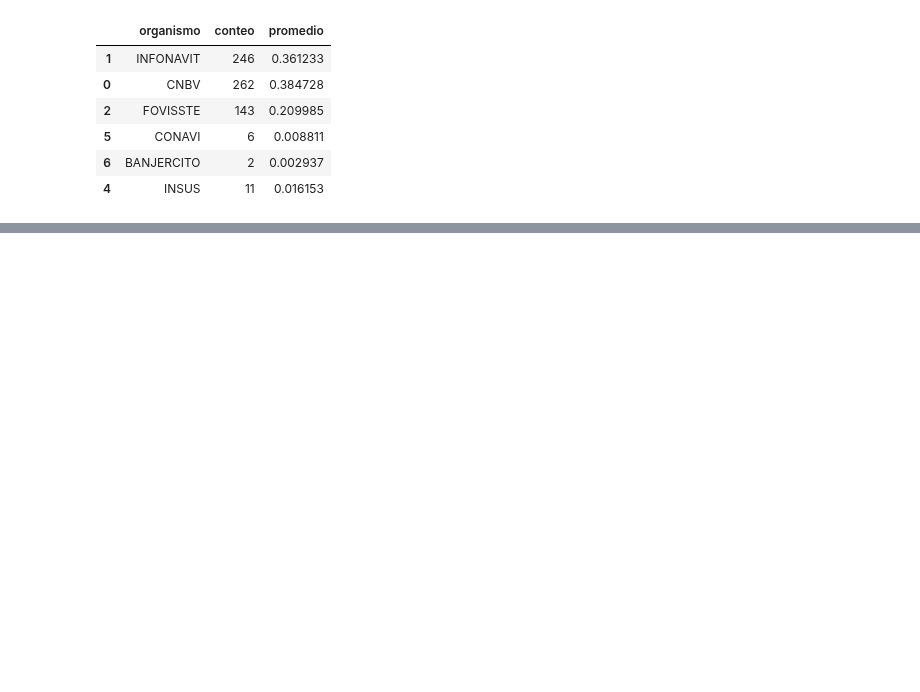
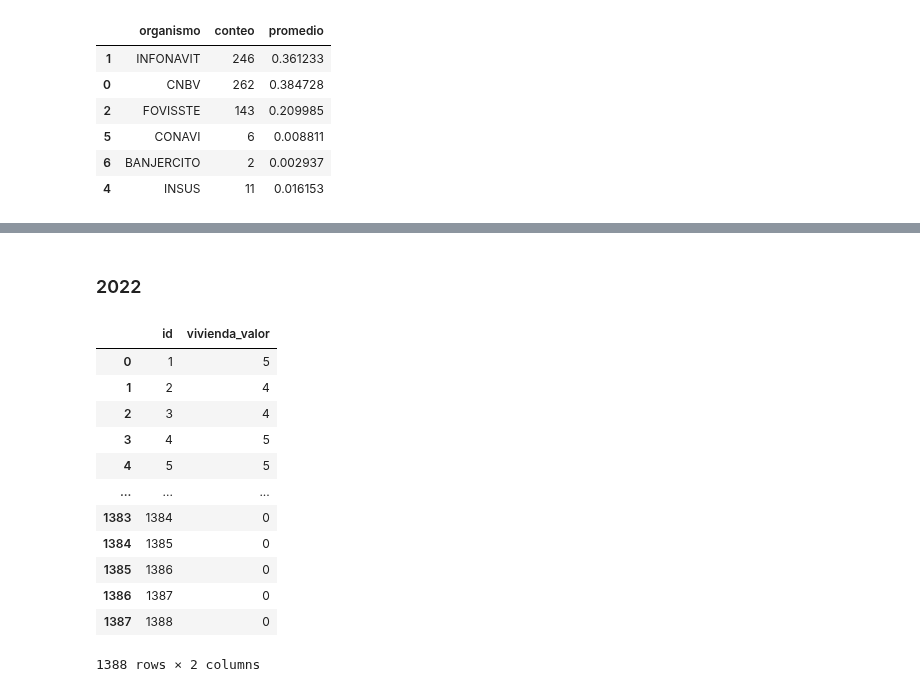
Before and after one commit to MiguelDWT4toCreativo/Datalpine, a Jupyter notebook: resources/jupyter/creditos_distribucion.ipynb, the cells around one changed output, grey strips where cells are left out. Cells and saved outputs as stored; diff of their text form; code cells hidden in the pictures; blank space fills up the shorter version.

Commit message:
Estudio: 4.8 Distribución % de créditos por vivienda valor

```diff
--- a/resources/jupyter/creditos_distribucion.ipynb
+++ b/resources/jupyter/creditos_distribucion.ipynb
@@ -1509,0 +1514,19 @@ fig.show()
+# %% [markdown]
+### 2022
+# %%
+finance_2022_pachuca = df_financiamientos_2022_pachuca[['id','vivienda_valor']]
+finance_2022_pachuca
+# %% [output]
+|  | id | vivienda_valor |
+| 0 | 1 | 5 |
+| 1 | 2 | 4 |
+| 2 | 3 | 4 |
+| 3 | 4 | 5 |
+| 4 | 5 | 5 |
+| ... | ... | ... |
+| 1383 | 1384 | 0 |
+| 1384 | 1385 | 0 |
+| 1385 | 1386 | 0 |
+| 1386 | 1387 | 0 |
+| 1387 | 1388 | 0 |
+1388 rows × 2 columns
```
Also changed, not shown: parts of 11 cells of this notebook, 4 other files.
